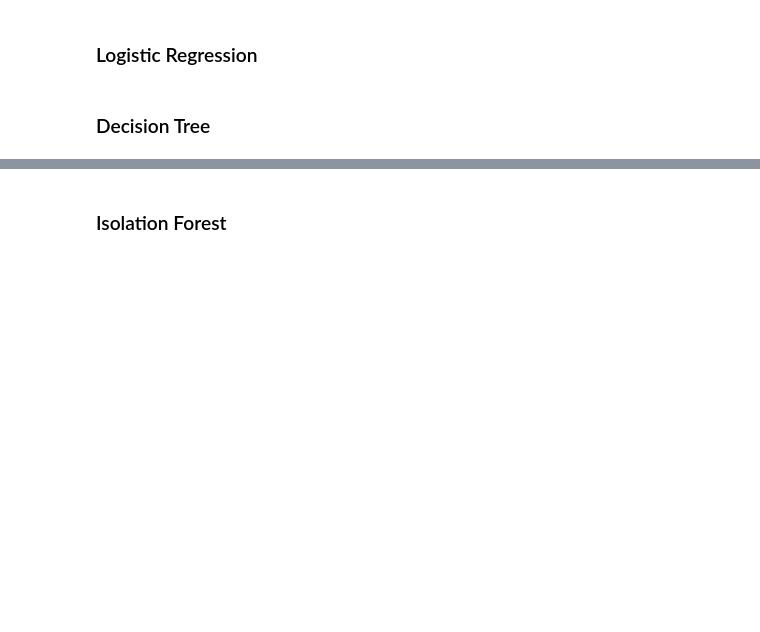
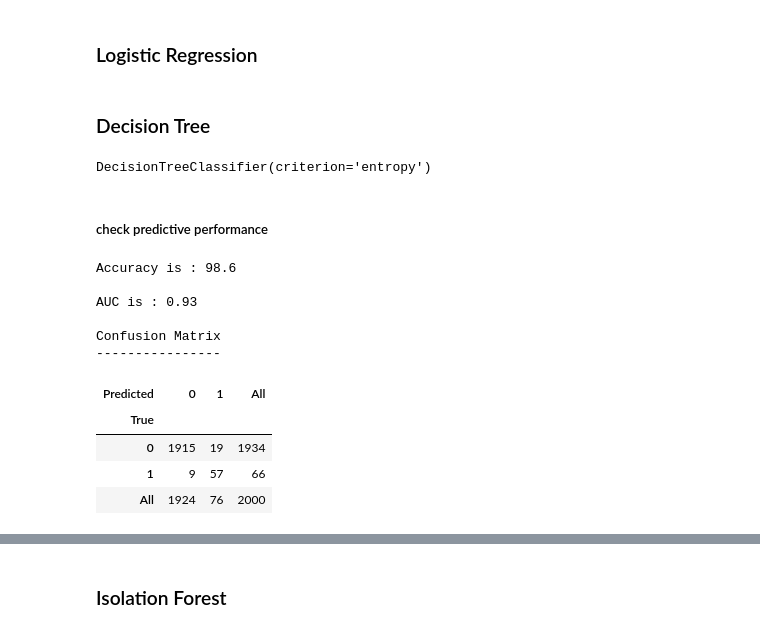
Before and after one commit to ToluAkinlabi/capstone_project_2, a Jupyter notebook: Solution.ipynb, the cells around one changed output, grey strips where cells are left out. Saved outputs shown, nothing was run; the diff lists cells and outputs as text; code cells hidden in the pictures; blank space fills up the shorter version.

```diff
--- a/Solution.ipynb
+++ b/Solution.ipynb
@@ -99,3 +104,44 @@ X_dummy_test = scaler.transform(X_dummy_test)
 ### Logistic Regression
 # %% [markdown]
 ### Decision Tree
+# %%
+# Create the classifier, fit it on the training data and make predictions on the test set
+clf = DecisionTreeClassifier(criterion='entropy')
+
+clf.fit(X_map_train, y_map_train)
+# %% [output]
+DecisionTreeClassifier(criterion='entropy')
+# %%
+# Make predictions for test data
+y_pred = clf.predict(X_map_test)
+y_pred_flt = np.array(y_pred).flatten()
+y_test_flt = np.array(y_map_test).flatten()
+y_train_flt = np.array(y_map_train).flatten()
+# %% [markdown]
+##### check predictive performance
+# %%
+# Calculate accuracy
+acc = accuracy_score(y_map_test,y_pred) * 100
+print('Accuracy is : {0}'.format(acc))
+
+# Check the AUC for predictions
+false_positive_rate, true_positive_rate, thresholds = roc_curve(y_map_test, y_pred)
+roc_auc = auc(false_positive_rate, true_positive_rate)
+print('\nAUC is : {0}'.format(round(roc_auc, 2)))
+
+# Create and print a confusion matrix
+print('\nConfusion Matrix')
+print('----------------')
+pd.crosstab(y_test_flt, y_pred_flt, rownames=['True'], colnames=['Predicted'], margins=True)
+# %% [output]
+Accuracy is : 98.6
+
+AUC is : 0.93
+
+Confusion Matrix
+----------------
+| Predicted | 0 | 1 | All |
+| True |  |  |  |
+| 0 | 1915 | 19 | 1934 |
+| 1 | 9 | 57 | 66 |
+| All | 1924 | 76 | 2000 |
```
Also changed, not shown: parts of 9 cells of this notebook.
